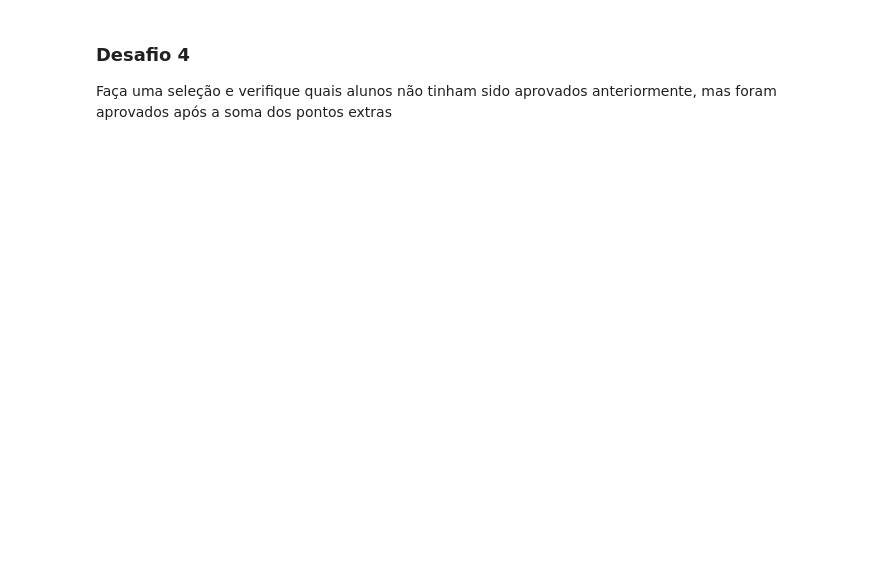
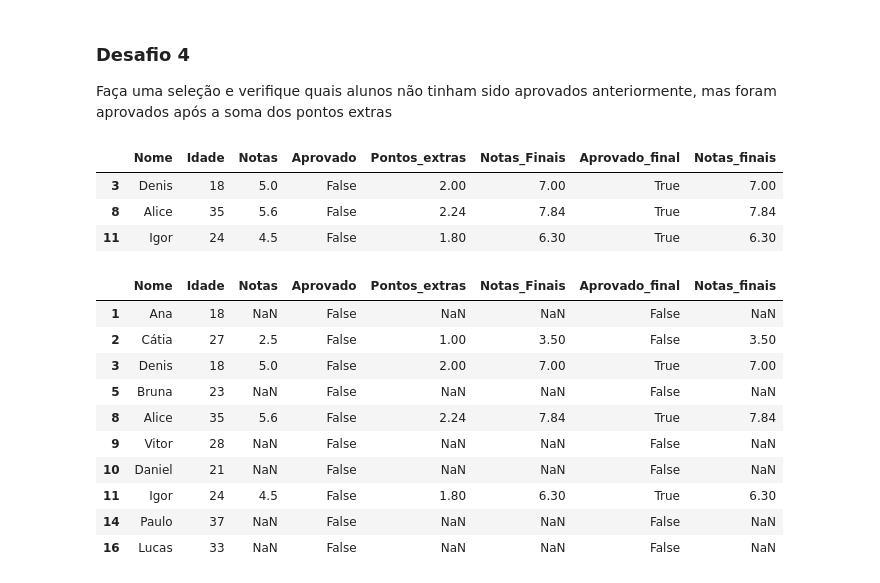
Before and after one commit to RaphaelcliffsGarcia/CursoAlura, a Jupyter notebook: Pandas/desafios.ipynb, the cells around one changed output. Cells and saved outputs as stored; diff of their text form; code cells hidden in the pictures; blank space fills up the shorter version.

```diff
--- a/Pandas/desafios.ipynb
+++ b/Pandas/desafios.ipynb
@@ -272,3 +449,25 @@ Como os alunos ganharam pontos extras, alguns que não tinham sido aprovados ant
 # %% [markdown]
 ### Desafio 4
 Faça uma seleção e verifique quais alunos não tinham sido aprovados anteriormente, mas foram aprovados após a soma dos pontos extras
+# %%
+dados.query('Aprovado == False & Aprovado_final == True')
+# %% [output]
+|  | Nome | Idade | Notas | Aprovado | Pontos_extras | Notas_Finais | Aprovado_final | Notas_finais |
+| 3 | Denis | 18 | 5.0 | False | 2.00 | 7.00 | True | 7.00 |
+| 8 | Alice | 35 | 5.6 | False | 2.24 | 7.84 | True | 7.84 |
+| 11 | Igor | 24 | 4.5 | False | 1.80 | 6.30 | True | 6.30 |
+# %%
+selecao = (dados['Aprovado']== False & (dados["Aprovado_final"]== True))
+dados[selecao]
+# %% [output]
+|  | Nome | Idade | Notas | Aprovado | Pontos_extras | Notas_Finais | Aprovado_final | Notas_finais |
+| 1 | Ana | 18 | NaN | False | NaN | NaN | False | NaN |
+| 2 | Cátia | 27 | 2.5 | False | 1.00 | 3.50 | False | 3.50 |
+| 3 | Denis | 18 | 5.0 | False | 2.00 | 7.00 | True | 7.00 |
+| 5 | Bruna | 23 | NaN | False | NaN | NaN | False | NaN |
+| 8 | Alice | 35 | 5.6 | False | 2.24 | 7.84 | True | 7.84 |
+| 9 | Vitor | 28 | NaN | False | NaN | NaN | False | NaN |
+| 10 | Daniel | 21 | NaN | False | NaN | NaN | False | NaN |
+| 11 | Igor | 24 | 4.5 | False | 1.80 | 6.30 | True | 6.30 |
+| 14 | Paulo | 37 | NaN | False | NaN | NaN | False | NaN |
+| 16 | Lucas | 33 | NaN | False | NaN | NaN | False | NaN |
```
Also changed, not shown: parts of 19 cells of this notebook, 1 other file.
